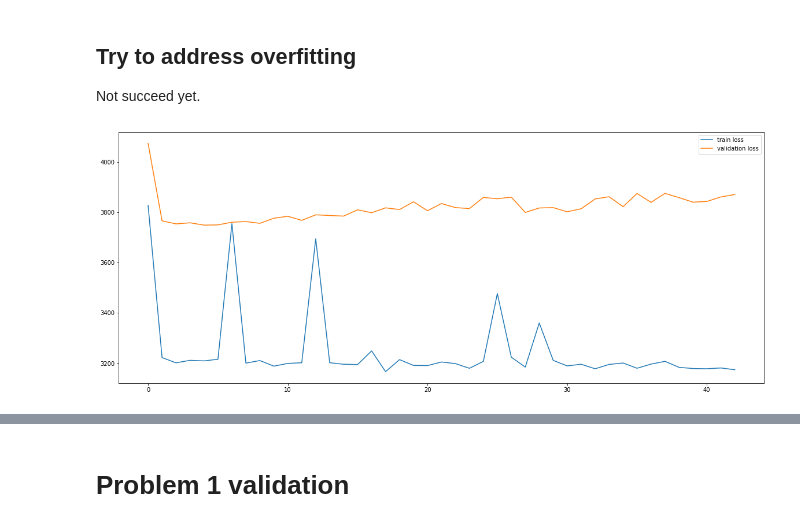
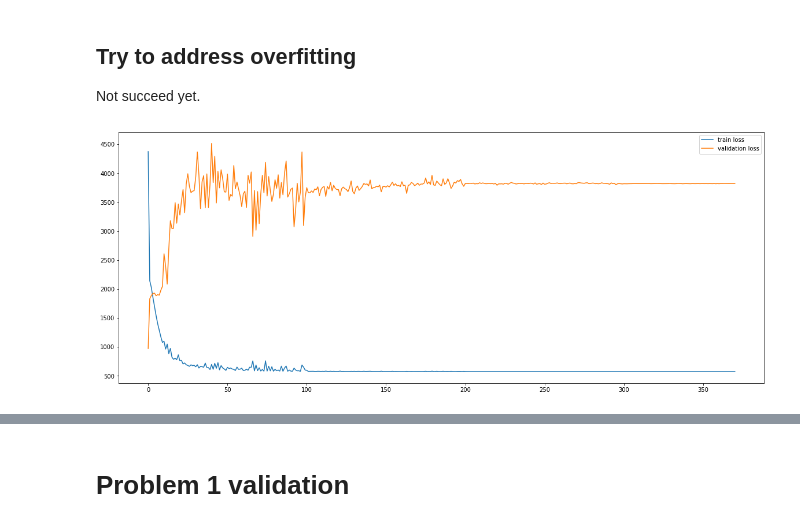
Before and after one commit to gladcolor/SVM_DNN_testing, a Jupyter notebook: CSCE822_HW2_v2.ipynb, the cells around one changed output, grey strips where cells are left out. Cells and saved outputs as stored; diff of their text form; code cells hidden in the pictures.

```diff
--- a/CSCE822_HW2_v2.ipynb
+++ b/CSCE822_HW2_v2.ipynb
@@ -885,7 +885,7 @@ for  idx, (train_index, test_index) in enumerate(k_fold_spliter.split(input_feat
     print(len(X_train))
     feature_dataset = FeatureDataset(features_np=X_train, labels_np=y_train)
 
-    train_dataloader = DataLoader(feature_dataset, batch_size=BATCH_SIZE, shuffle=True)
+    train_dataloader = DataLoader(feature_dataset, batch_size=BATCH_SIZE, shuffle=False)
 
     trained_net = train_a_model(my_nn, train_dataloader, epoch_cnt = epoch_cnt, fold=idx)
 
@@ -1032,7 +1032,7 @@ def draw_loss(losses):
     plt.show()
 
 
-def train_a_model(net, train_dataloader,  X_test, y_test, epoch_cnt = 10, fold=0):
+def train_a_model(net, feature_dataset,  X_test, y_test, epoch_cnt = 10, fold=0):
     step = 0
     losses = []
 
@@ -1048,12 +1048,14 @@ def train_a_model(net, train_dataloader,  X_test, y_test, epoch_cnt = 10, fold=0
 
     for epoch in range(epoch_cnt):
 
+        train_dataloader = DataLoader(feature_dataset, batch_size=BATCH_SIZE, shuffle=False)
+
         batch_losses = []
         for x, y in train_dataloader:  # each batch
 
 
-            x = torch.tensor(x, requires_grad = True)#.float().to('cuda')
-            y = torch.tensor(y, requires_grad = True)#.float().to('cuda')
+            x = torch.tensor(x, requires_grad = True).float().to('cuda')
+            y = torch.tensor(y, requires_grad = True).float().to('cuda')
 
 
             # print(y)
@@ -1114,45 +1116,47 @@ def eval_model(trained_net, X_test, y_true):
 # Cross validation
 results_df = pd.DataFrame(columns=['fold', 'mse', 'rmse', 'mae', 'r_squared'])
 for  idx, (train_index, test_index) in enumerate(k_fold_spliter.split(input_features)):
-    HIDDEN_SIZE = 256   # fewer neurons do not help the reduce overfitting.
+    HIDDEN_SIZE = 60   # fewer neurons do not help the reduce overfitting.
     my_nn = torch.nn.Sequential(
     torch.nn.Linear(INPUT_SIZE, HIDDEN_SIZE),
+    torch.nn.ReLU(),
     torch.nn.Linear(HIDDEN_SIZE, HIDDEN_SIZE),
     torch.nn.ReLU(),
     # torch.nn.Dropout(p=0.5),  #  do not help the reduce overfitting.
     torch.nn.Linear(HIDDEN_SIZE, OUTPUT_SIZE),
+
     ).to('cuda')
 
 
     df_row_cnt = len(results_df)
     print(f"Processing {idx} fold.")
     X_train, X_test = input_features[train_index], input_features[test_index]
     y_train, y_test = y_label[train_index], y_label[test_index]
 
     print(len(X_train))
     feature_dataset = FeatureDataset(features_np=X_train, labels_np=y_train)
 
-    train_dataloader = DataLoader(feature_dataset, batch_size=BATCH_SIZE, shuffle=True)
 
-    trained_net = train_a_model(my_nn, train_dataloader,  X_test, y_test, epoch_cnt = epoch_cnt, fold=idx)
+
+    trained_net = train_a_model(my_nn, feature_dataset,  X_test, y_test, epoch_cnt = epoch_cnt, fold=idx)
 
     torch.save(trained_net, f'trained_model_{idx}.pth')
 
     y_predict, mse, rmse, mae, r_squared = eval_model(trained_net, X_test, y_test)
     # results_df.iloc[df_row_cnt, '']
     results_df.loc[df_row_cnt] = [idx, mse, rmse, mae, r_squared]
 
 
     print(f"Fold # {idx} Evaluation results:")
     print(f'mse: {mse:.4f}, rmse: {rmse:.4f}, mae: {mae:.4f}, r_squared: {r_squared:.4f}.' )
 
 
 
 
 results_df['fold'] = results_df['fold'].astype(int)
 results_df.to_csv('10_fold_results.csv')
 print("10 fold results:")
 
 results_df
 # %% [output]
-[figure, old version]
+[figure, new version]
```
Also changed, not shown: parts of 1 cell of this notebook.
